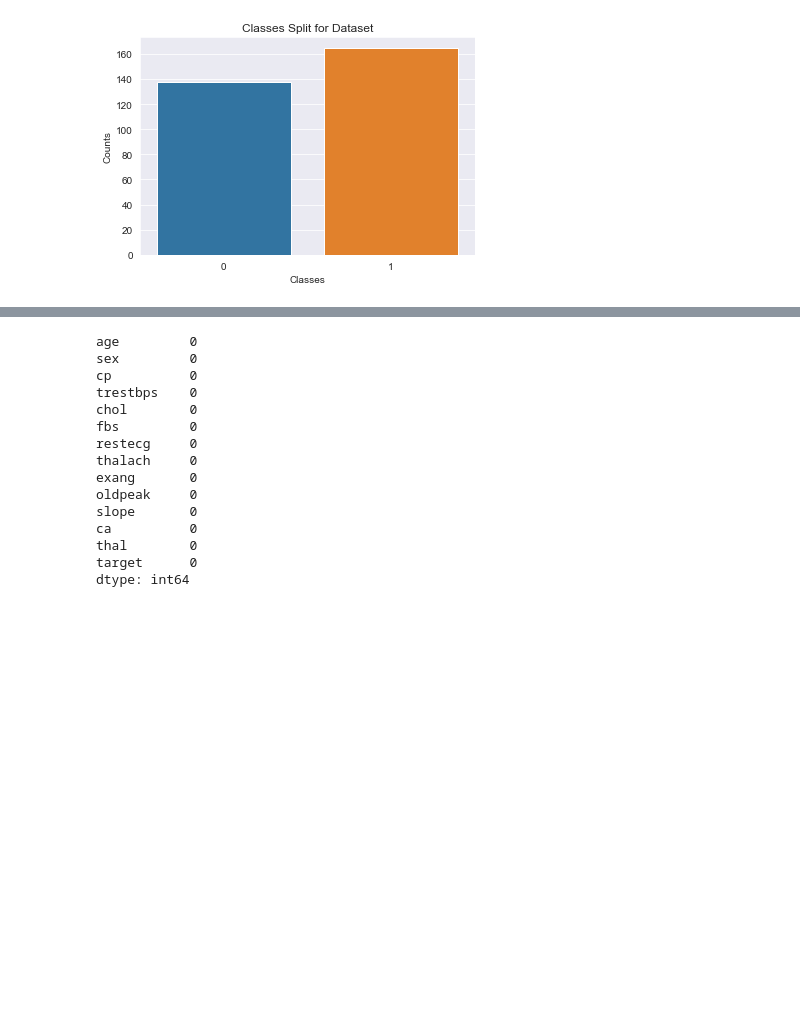
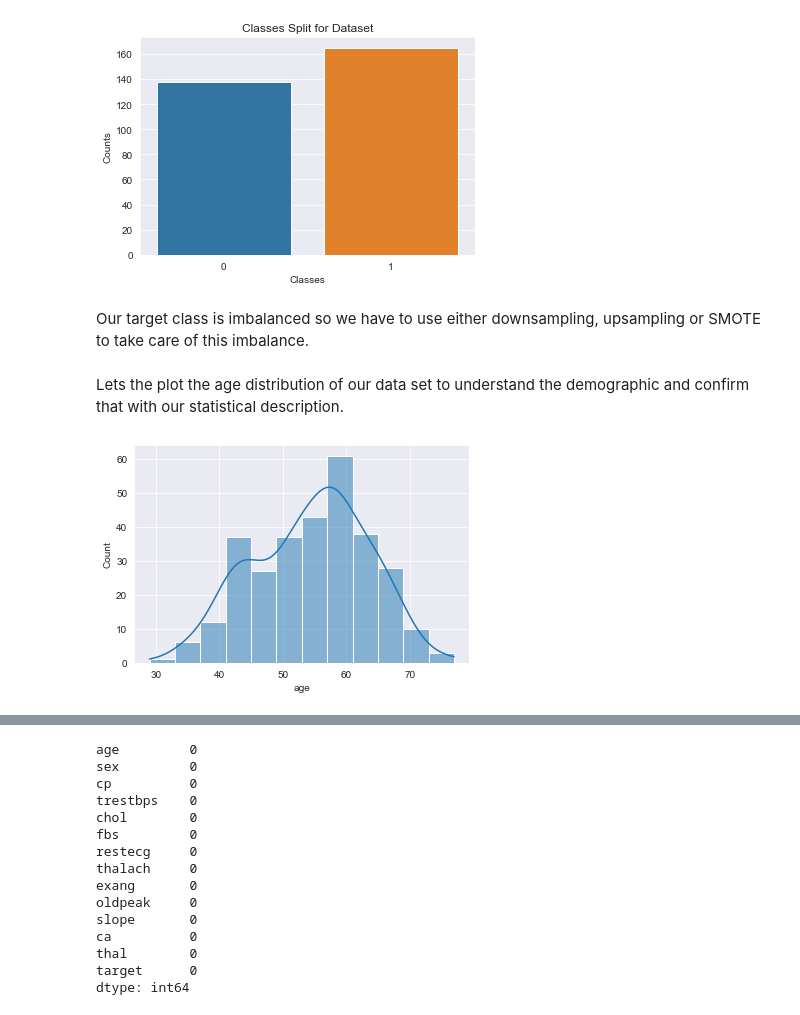
Before and after one commit to ROCCYK/MachineLearning-Classification, a Jupyter notebook: FinalProject/final_Project.ipynb, the cells around one changed output, grey strips where cells are left out. Saved outputs shown, nothing was run; the diff lists cells and outputs as text; code cells hidden in the pictures; blank space fills up the shorter version.

```diff
--- a/FinalProject/final_Project.ipynb
+++ b/FinalProject/final_Project.ipynb
@@ -59,3 +97,13 @@ sns.countplot(data=df,x='target').set(title='Classes Split for Dataset', xlabel=
 plt.show()
 # %% [output]
 [figure]
+# %% [markdown]
+Our target class is imbalanced so we have to use either downsampling, upsampling or SMOTE to take care of this imbalance.
+# %% [markdown]
+Lets the plot the age distribution of our data set to understand the demographic and confirm that with our statistical description.
+# %%
+sns.set_style('darkgrid')
+sns.histplot(data=df, x='age', kde=True)
+plt.show()
+# %% [output]
+[figure, added]
```
Also changed, not shown: parts of 85 cells of this notebook, 2 other files.
